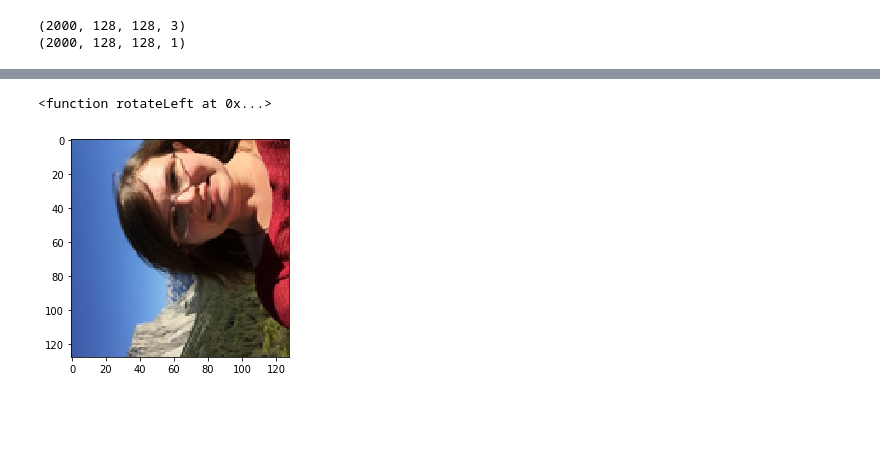
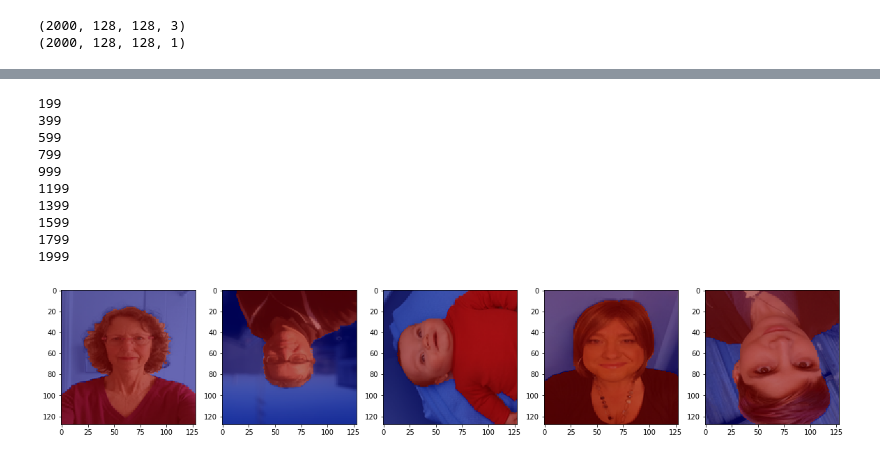
Before and after one commit to StachKazmierowski/U-NET, a Jupyter notebook: dataLoading.ipynb, the cells around one changed output, grey strips where cells are left out. Cells and saved outputs as stored; diff of their text form; code cells hidden in the pictures; blank space fills up the shorter version.

```diff
--- a/dataLoading.ipynb
+++ b/dataLoading.ipynb
@@ -51,7 +74,7 @@ def normalize(mask):
 # %%
 import random
 
-def randomDataAug(data):
+def randomDataAug(data, mask):
     def identity(data):
         return data
 
@@ -123,19 +146,36 @@ def randomDataAug(data):
                rotateRight, rotateTwice]
 
     f = dataAug[random.randrange(0, 7, 1)]
-    print(f)
-    return f(data)
+    return f(data), f(mask)
 
-
-
-imshow(randomDataAug(data[0]))
-# imshow(horizontalSymmetry(data[0]))
-# imshow(verticalSymmetry(data[0]))
-# imshow(diagonalSymmetry2(data[0]))
-# imshow(diagonalSymmetry1(data[0]))
-# imshow(rotateRight(data[0]))
-# imshow(rotateLeft(data[0]))
-# imshow(rotateTwice(data[0]))
+def randomDataAugForDataset(data, mask):
+    assert(data.shape[0] == mask.shape[0])
+    for i in range(data.shape[0]):
+        data[i], mask[i] = randomDataAug(data[i], mask[i])
+        if(i % 200 == 199):
+            print(i)
+    return data, mask
-# %% [output]
-<function rotateLeft at 0x...>
-[figure, removed]
+# %%
+data, mask = randomDataAugForDataset(data, mask)
+imshow_masked(data[1000:1005], mask[1000:1005])
+
+# imshow(randomDataAug(data[0]))
+# imshow(horizontalSymmetry(data[0]))
+# imshow(verticalSymmetry(data[0]))
+# imshow(diagonalSymmetry2(data[0]))
+# imshow(diagonalSymmetry1(data[0]))
+# imshow(rotateRight(data[0]))
+# imshow(rotateLeft(data[0]))
+# imshow(rotateTwice(data[0]))
+# %% [output]
+199
+399
+599
+799
+999
+1199
+1399
+1599
+1799
+1999
+[figure, added]
```
Also changed, not shown: parts of 2 cells of this notebook.
